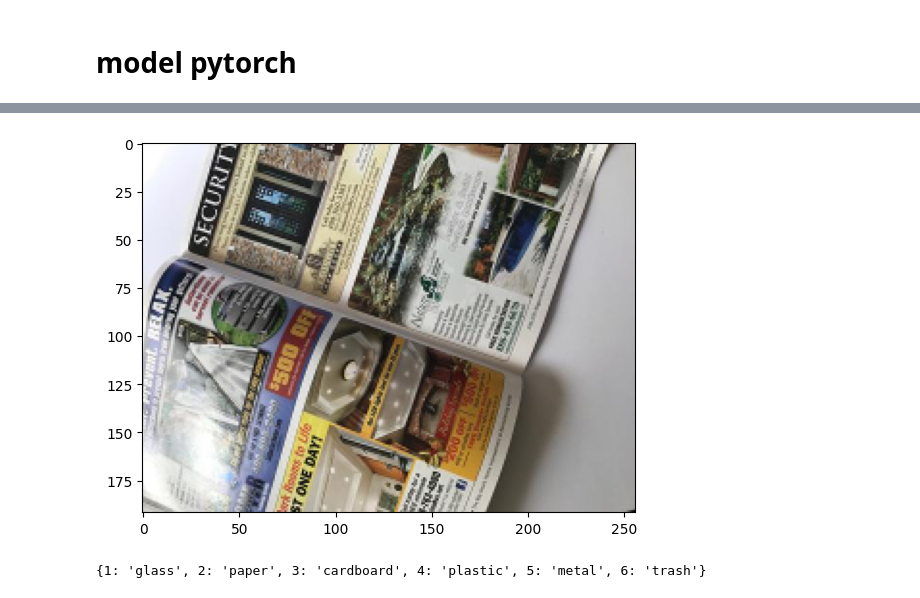
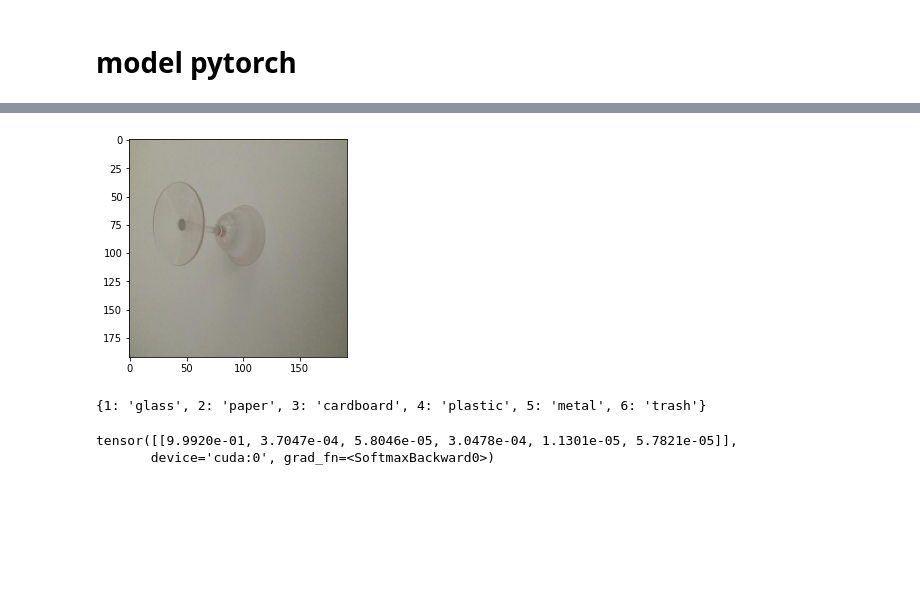
Before and after one commit to ErikaFur/GarbageSorter, a Jupyter notebook: model.ipynb, the cells around one changed output, grey strips where cells are left out. Drawn from its saved outputs; the diff is of its cells as text; code cells hidden in the pictures; blank space fills up the shorter version.

```diff
--- a/model.ipynb
+++ b/model.ipynb
@@ -20,6 +25,7 @@ def read_and_resize(filename, grayscale = False, fx= 1, fy=1):
     img_result = cv2.resize(img_result, None, fx=fx, fy=fy, interpolation = cv2.INTER_CUBIC)
     return img_result
 
+#show images
 def show_in_row(list_of_images, titles = None, disable_ticks = False):
     count = len(list_of_images)
     for idx in range(count):
@@ -34,14 +40,7 @@ def show_in_row(list_of_images, titles = None, disable_ticks = False):
             plt.xticks([]), plt.yticks([])
     plt.show()
 
-path = "./data/data/garbage/"
-
-deIdx = {1:"glass", 2:"paper", 3:"cardboard", 4:"plastic", 5:"metal", 6:"trash"}
-
-testTxt = "one-indexed-files-notrash_test.txt"
-trainTxt = "one-indexed-files-notrash_train.txt"
-valTxt = "one-indexed-files-notrash_val.txt"
-
+#open txt file using path to the file and file_name.txt
 def openWithTxt(txt: str, path:str):
     outData = []
     with open("./data/"+txt) as f:
@@ -51,11 +50,26 @@ def openWithTxt(txt: str, path:str):
             img = read_and_resize(path+f"{deIdx[classNum]}/"+img).astype("float32")/255
             s = img.shape
             img = cv2.resize(img, (s[0],s[0]), interpolation = cv2.INTER_AREA)
-            outData.append(np.array([img, classNum]))
-            outData.append(np.array([cv2.rotate(img, cv2.ROTATE_90_CLOCKWISE), classNum]))
-            outData.append(np.array([cv2.rotate(img, cv2.ROTATE_180), classNum]))
-            outData.append(np.array([cv2.rotate(img, cv2.ROTATE_90_COUNTERCLOCKWISE), classNum]))
+            outData.extend(rotate4sides(img, classNum))
     return np.array(outData)
+
+# takes image ans its classNumber, and produce 4 rotaded images on exact degree (0, 90, 180, 270)
+def rotate4sides(image, classNum):
+    outData = []
+    outData.append(np.array([img, classNum]))
+    outData.append(np.array([cv2.rotate(img, cv2.ROTATE_90_CLOCKWISE), classNum]))
+    outData.append(np.array([cv2.rotate(img, cv2.ROTATE_180), classNum]))
+    outData.append(np.array([cv2.rotate(img, cv2.ROTATE_90_COUNTERCLOCKWISE), classNum]))
+    return outData
+# %%
+#path = "./data/data/garbage/"
+path = "/content/drive/MyDrive/data/data/garbage/"
+
+deIdx = {1:"glass", 2:"paper", 3:"cardboard", 4:"plastic", 5:"metal", 6:"trash"}
+
+testTxt = "one-indexed-files-notrash_test.txt"
+trainTxt = "one-indexed-files-notrash_train.txt"
+valTxt = "one-indexed-files-notrash_val.txt"
 # %%
 testData = openWithTxt(testTxt, path)
 xTest = np.stack(testData[:,0])
@@ -310,7 +414,7 @@ tensor([2, 1, 2, 2, 1, 2, 1, 1, 4, 1, 2, 3, 4, 1, 2, 3, 2, 4, 1, 2, 3, 4, 1, 4,
 # %%
-show_in_row([xTest[1]])
+show_in_row([xTest[6]])
 # %% [output]
-[figure, old version]
+[figure, new version]
 # %%
 deIdx
 # %% [output]
@@ -317,0 +425,5 @@ deIdx
+# %%
+model(torch.tensor(xTest[6].transpose([2,0,1])).unsqueeze(0).to(device))
+# %% [output]
+tensor([[9.9920e-01, 3.7047e-04, 5.8046e-05, 3.0478e-04, 1.1301e-05, 5.7821e-05]],
+       device='cuda:0', grad_fn=<SoftmaxBackward0>)
```
Also changed, not shown: parts of 24 cells of this notebook.
